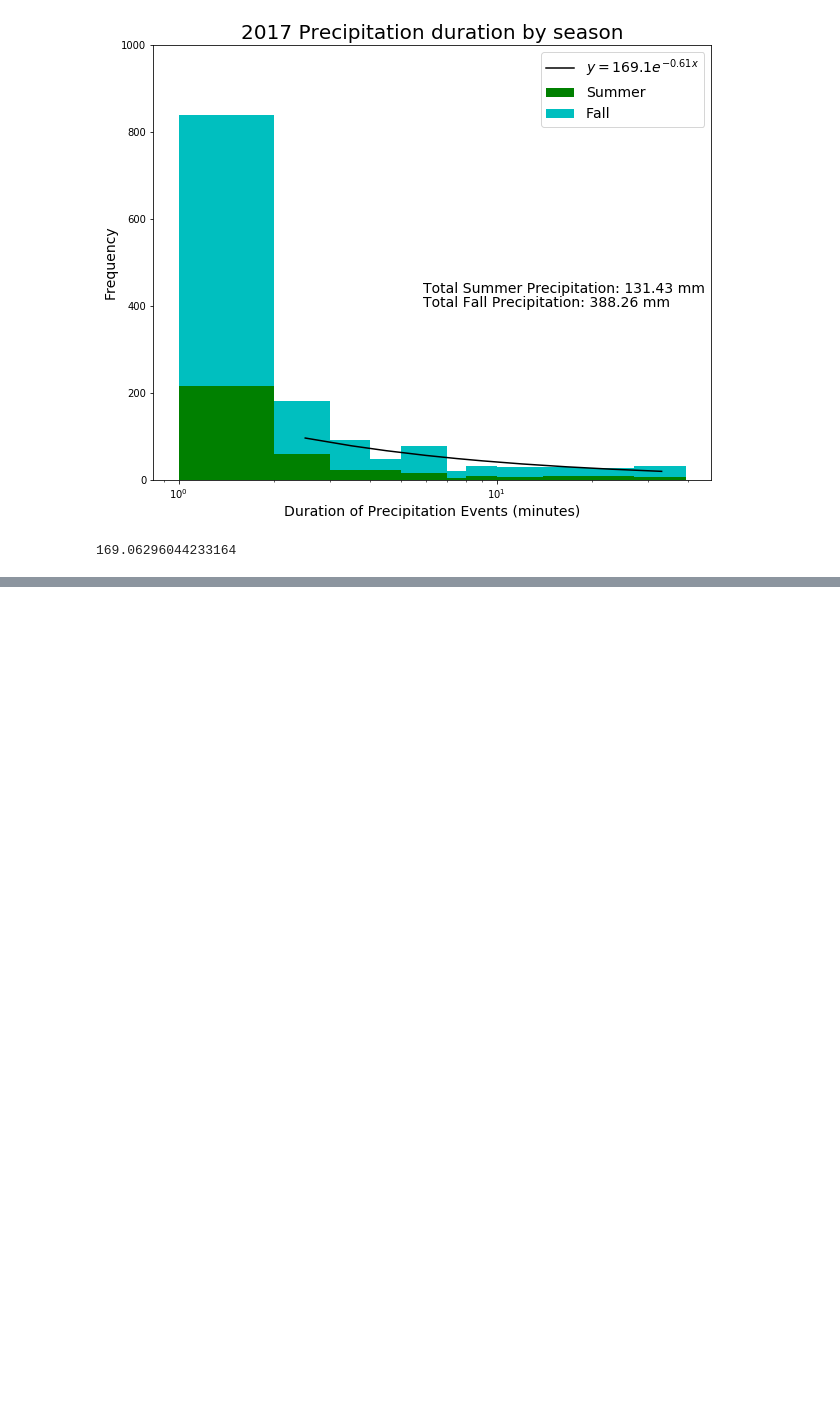
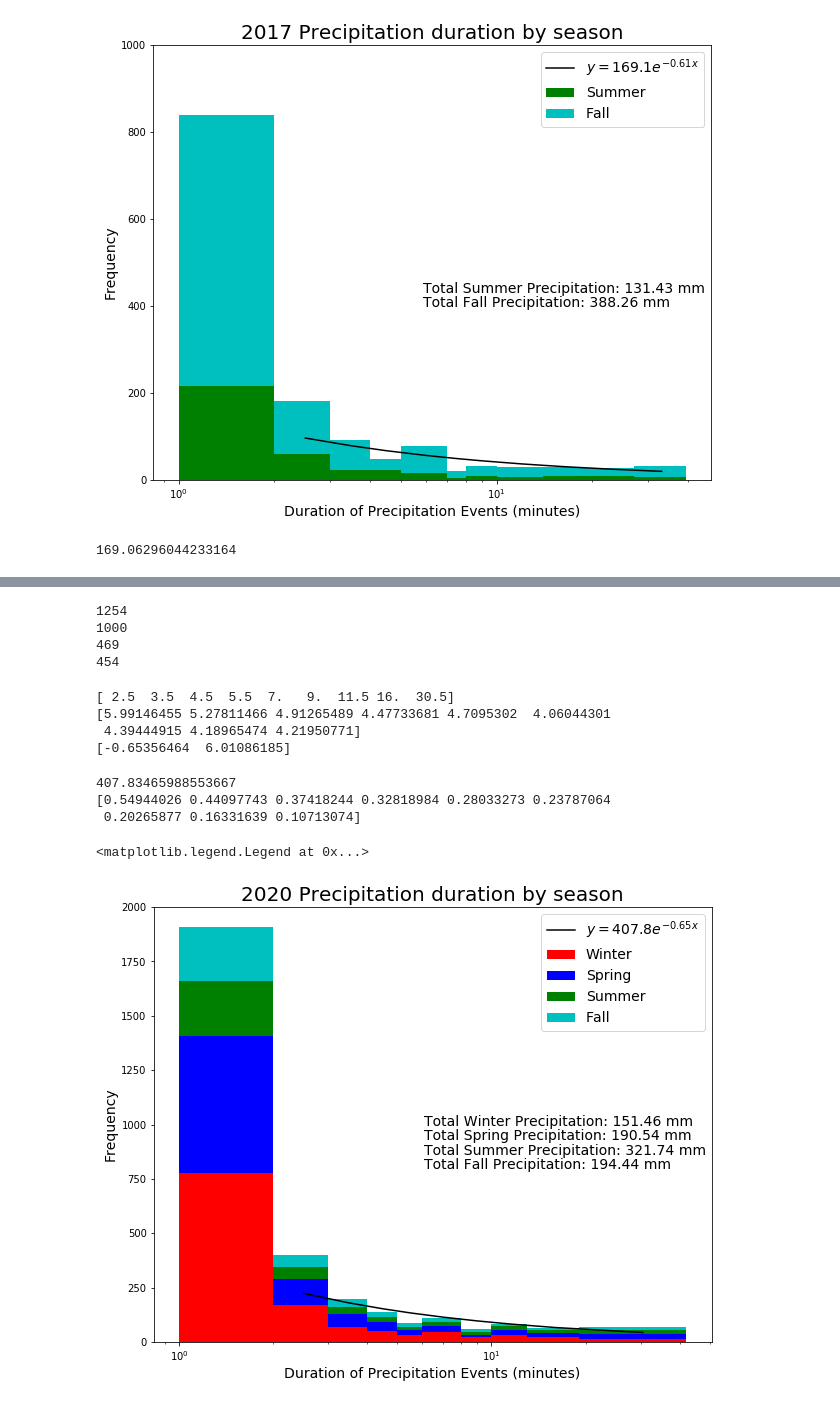
Before and after one commit to zhangt3-e/senior_thesis, a Jupyter notebook: Code/exponentials.ipynb, the cells around one changed output, grey strips where cells are left out. Saved outputs shown, nothing was run; the diff lists cells and outputs as text; code cells hidden in the pictures; blank space fills up the shorter version.

```diff
--- a/Code/Untitled.ipynb
+++ b/Code/exponentials.ipynb
@@ -239,0 +273,80 @@ Fall20 = histplot.getData(20, direct, ASC, 245, 91, 6, float)
+# %%
+count = 0
+count1 = 0
+count2 = 0
+count3 = 0
+for i in range(0,5000):
+    hold = Wprecip20[i]
+    hold1 = Sp_precip20[i]
+    hold2 = Su_precip20[i]
+    hold3 = Fprecip20[i]
+    if hold > 0:
+        count += 1
+    if hold1 > 0:
+        count1 += 1
+    if hold2 > 0:
+        count2 += 1
+    if hold3 > 0:
+        count3 += 1
+print(count)
+print(count1)
+print(count2)
+print(count3)
+# %% [output]
+1254
+1000
+469
+454
+# %%
+Wprecip20 = Wprecip20[:count]
+Sp_precip20 = Sp_precip20[:count1]
+Su_precip20 = Su_precip20[:count2]
+Fprecip20 = Fprecip20[:count3]
+# %%
+one_bin = np.array([2, 3, 4, 5, 6, 8, 10, 13, 19, 42])
+hist20, bin_edge = np.histogram(precip20, bins = one_bin)
+# %%
+log_x = np.log(one_bin)
+log_y = np.log(hist20)
+log_x_2 = np.log(bin_edge[:12])
+bin_val = np.zeros(9)
+for i in range(0, 9):
+    bin_val[i] = (one_bin[i]+one_bin[i+1])/2
+print(bin_val)
+logx = np.log(bin_val)
+print(log_y)
+curve_fit = np.polyfit(logx, log_y, 1)
+print(curve_fit)
+# %% [output]
+[ 2.5  3.5  4.5  5.5  7.   9.  11.5 16.  30.5]
+[5.99146455 5.27811466 4.91265489 4.47733681 4.7095302  4.06044301
+ 4.39444915 4.18965474 4.21950771]
+[-0.65356464  6.01086185]
+# %%
+test = np.exp(curve_fit[1])
+y = np.exp(curve_fit[0]*logx)
+print(test)
+print(y)
+# %% [output]
+407.83465988553667
+[0.54944026 0.44097743 0.37418244 0.32818984 0.28033273 0.23787064
+ 0.20265877 0.16331639 0.10713074]
+# %%
+plt.figure(figsize = (10,8))
+plt.hist([Wprecip20, Sp_precip20, Su_precip20,Fprecip20], bins =perc, range= (perc.min,perc.max), color = ['r','b','g','c'], stacked =True)
+plt.xlabel('Duration of Precipitation Events (minutes)', fontsize = 14)
+plt.xscale('log')
+plt.ylim(0,2000)
+#plt.yscale('log')
+plt.ylabel('Frequency', fontsize = 14)
+plt.title('2020 Precipitation duration by season', fontsize = 20)
+plt.figtext(0.5, 0.5, 'Total Winter Precipitation: ' + str(round(Wtotalprep20,2)) + ' mm', fontsize = 14)
+plt.figtext(0.5, 0.475, 'Total Spring Precipitation: ' + str(round(Sp_totalprep20,2)) + ' mm', fontsize = 14)
+plt.figtext(0.5, 0.45, 'Total Summer Precipitation: ' + str(round(Su_totalprep20,2)) + ' mm', fontsize = 14)
+plt.figtext(0.5, 0.425, 'Total Fall Precipitation: ' + str(round(Ftotalprep20,2)) + ' mm', fontsize = 14)
+plt.plot(bin_val, test*y, color = 'k' )
+plt.legend(labels = ['$y = 407.8 e^{-0.65x}$', 'Winter', 'Spring', 'Summer', 'Fall'], fontsize = 14)
+#plt.figtext(0.3, 0.6, 'Exponential fit equation between 2 minutes to 42 minutes: $ y = e^{5.74}*e^{-0.54x}$' )
+# %% [output]
+<matplotlib.legend.Legend at 0x...>
+[figure, added]
```
Also changed, not shown: parts of 5 cells of this notebook, 5 other files.
